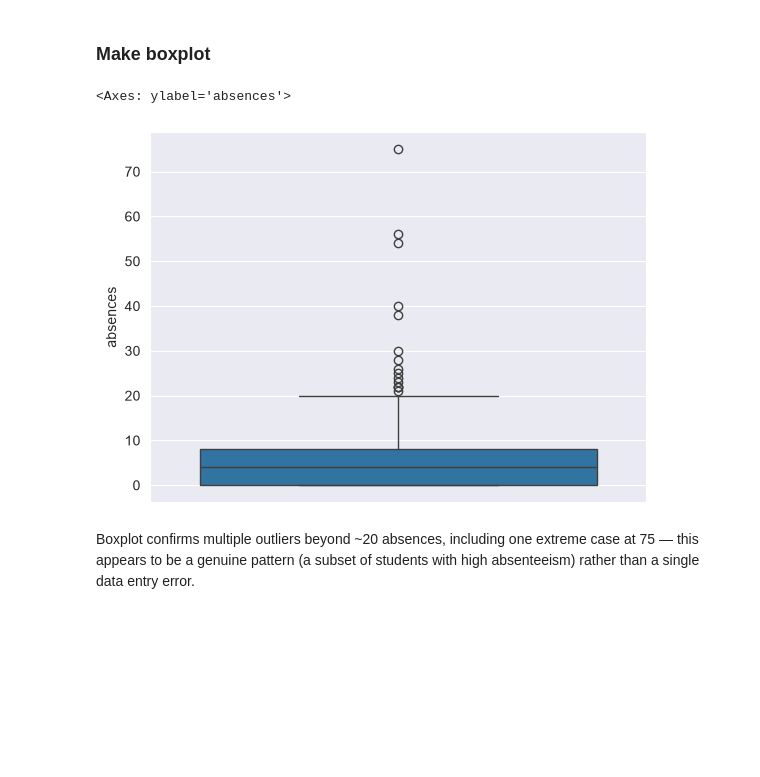
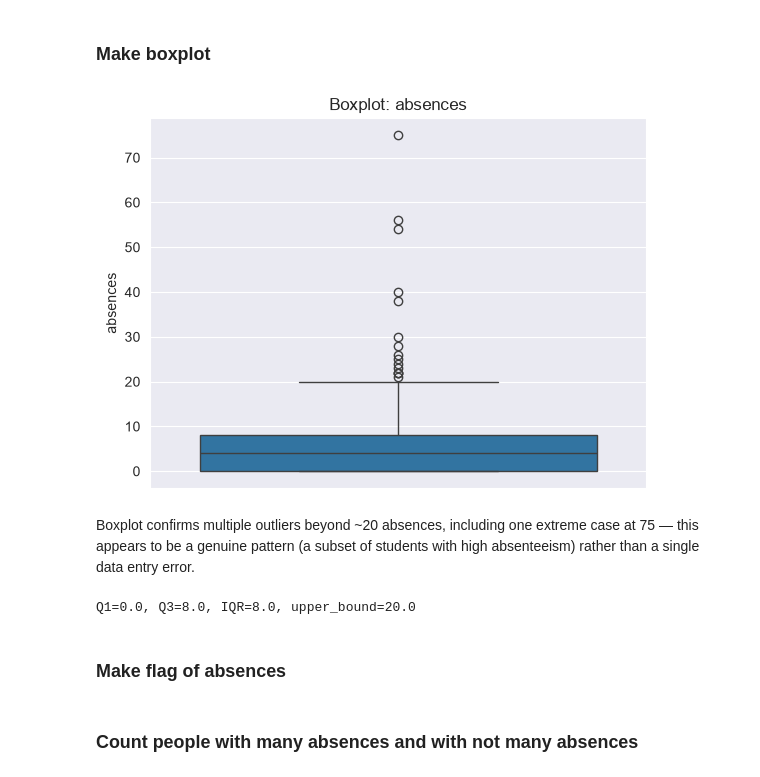
Before and after one commit to Yan-Pasichnyi/student-performance-analysis, a Jupyter notebook: notebooks/analasis.ipynb, the cells around one changed output. Saved outputs shown, nothing was run; the diff lists cells and outputs as text; code cells hidden in the pictures; blank space fills up the shorter version.

Commit message:
Clean data: handle absences outlier, save processed dataset

```diff
--- a/notebooks/analasis.ipynb
+++ b/notebooks/analasis.ipynb
@@ -216,9 +216,21 @@ np.int64(0)
 # %% [markdown]
 ### Make boxplot
 # %%
-sns.boxplot(student_data, y = 'absences')
+sns.boxplot(y=student_data['absences'])
+plt.title('Boxplot: absences')
+plt.show()
 # %% [output]
-<Axes: ylabel='absences'>
-[figure, old version]
+[figure, new version]
 # %% [markdown]
 Boxplot confirms multiple outliers beyond ~20 absences, including one extreme case at 75 — this appears to be a genuine pattern (a subset of students with high absenteeism) rather than a single data entry error.
+# %%
+Q1 = student_data['absences'].quantile(0.25)
+Q3 = student_data['absences'].quantile(0.75)
+IQR = Q3 - Q1
+upper_bound = Q3 + 1.5 * IQR
+
+print(f"Q1={Q1}, Q3={Q3}, IQR={IQR}, upper_bound={upper_bound}")
+# %% [output]
+Q1=0.0, Q3=8.0, IQR=8.0, upper_bound=20.0
+# %% [markdown]
+### Make flag of absences
@@ -224,0 +239,2 @@ Boxplot confirms multiple outliers beyond ~20 absences, including one extreme ca
+# %% [markdown]
+### Count people with many absences and with not many absences
```
Also changed, not shown: parts of 6 cells of this notebook, 1 other file.
